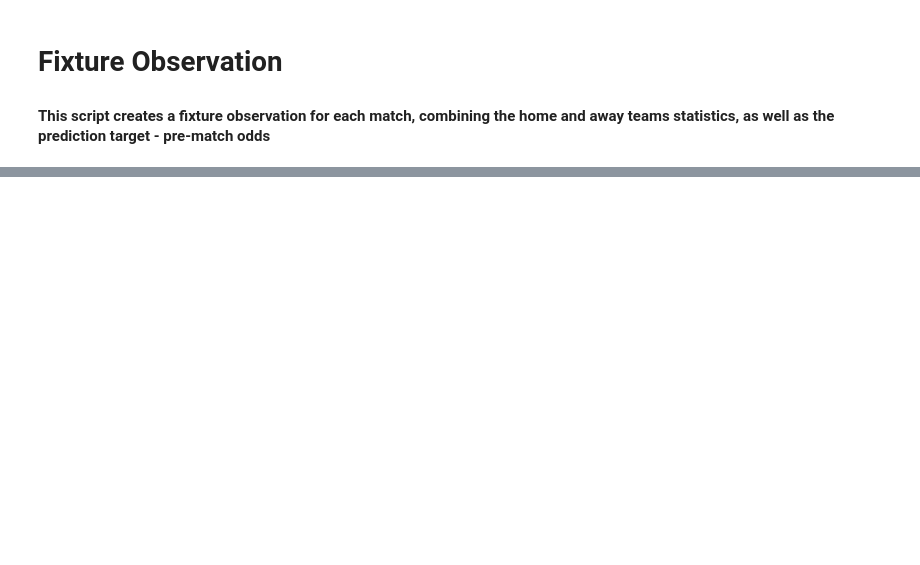
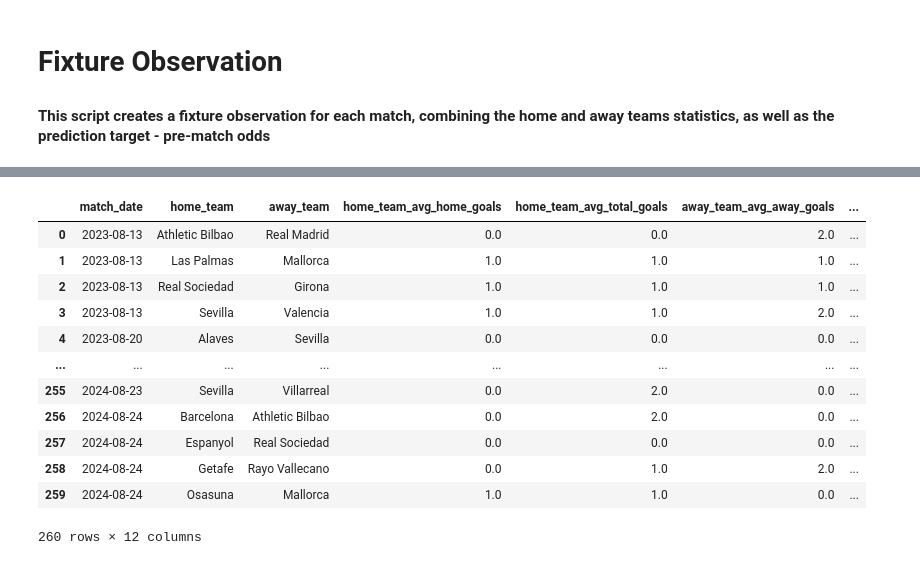
Before and after one commit to ivanzou29/football_fair, a Jupyter notebook: data_utils/fixture_observation.ipynb, the cells around one changed output, grey strips where cells are left out. Drawn from its saved outputs; the diff is of its cells as text; code cells hidden in the pictures; blank space fills up the shorter version.

```diff
--- a/data_utils/fixture_observation.ipynb
+++ b/data_utils/fixture_observation.ipynb
@@ -104,23 +102,34 @@ def get_team_stats(season, league_id, team_id, as_of_date):
 
     return team_stats
 
+TEAM_MAPPING_BETFAIR_TO_APIFOOTBALL = {
+    "Athletic Bilbao": "Athletic Club"
+}
 
 def get_team_stats_for_fixture(object_key):
     match_info = get_match_info(object_key)
 
     match_date = match_info['match_date']
-    as_of_date = dt.datetime.strptime(match_date, "%Y-%m-%d") - Day(1)
+    match_date = dt.datetime.strptime(match_date, "%Y-%m-%d")
+    as_of_date = match_date - Day(1)
     as_of_date = as_of_date.strftime("%Y-%m-%d")
 
-    season = match_date[:4]
+    # Decide which season to query. In API-Football, season corresponds to the starting year. Eg. 24-25 season will be season 2024.
+    match_year = match_date.year
+    match_month = match_date.month
 
-    home_team = match_info['home_team']
+    if match_month < 7:
+        season = match_year - 1
+    else:
+        season = match_year
+
+    home_team = TEAM_MAPPING_BETFAIR_TO_APIFOOTBALL.get(match_info['home_team'], match_info['home_team'])
     home_team_info = TEAM_INFO.query("name == @home_team").to_dict('records')[0]
     home_team_id = home_team_info['team_id']
     home_team_league_id = home_team_info['league_id']
     home_team_stats = get_team_stats(season, home_team_league_id, home_team_id, as_of_date)
 
-    away_team = match_info['away_team']
+    away_team = TEAM_MAPPING_BETFAIR_TO_APIFOOTBALL.get(match_info['away_team'], match_info['away_team'])
     away_team_info = TEAM_INFO.query("name == @away_team").to_dict('records')[0]
     away_team_id = away_team_info['team_id']
     away_team_league_id = away_team_info['league_id']
@@ -135,0 +182,12 @@ away_team_stats
+# %%
+from tqdm import tqdm
+rows = []
+
+for i in tqdm(range(len(all_keys))):
+    key = all_keys[i]
+
+    try:
+        row = generate_features(key)
+        rows.append(row)
+    except:
+        print("Failed to generate feature for %s." % key)
@@ -135,0 +212,18 @@ away_team_stats
+# %%
+df = pd.DataFrame.from_records(rows)
+# %%
+df
+# %% [output]
+|  | match_date | home_team | away_team | home_team_avg_home_goals | home_team_avg_total_goals | away_team_avg_away_goals | ... |
+| 0 | 2023-08-13 | Athletic Bilbao | Real Madrid | 0.0 | 0.0 | 2.0 | ... |
+| 1 | 2023-08-13 | Las Palmas | Mallorca | 1.0 | 1.0 | 1.0 | ... |
+| 2 | 2023-08-13 | Real Sociedad | Girona | 1.0 | 1.0 | 1.0 | ... |
+| 3 | 2023-08-13 | Sevilla | Valencia | 1.0 | 1.0 | 2.0 | ... |
+| 4 | 2023-08-20 | Alaves | Sevilla | 0.0 | 0.0 | 0.0 | ... |
+| ... | ... | ... | ... | ... | ... | ... | ... |
+| 255 | 2024-08-23 | Sevilla | Villarreal | 0.0 | 2.0 | 0.0 | ... |
+| 256 | 2024-08-24 | Barcelona | Athletic Bilbao | 0.0 | 2.0 | 0.0 | ... |
+| 257 | 2024-08-24 | Espanyol | Real Sociedad | 0.0 | 0.0 | 0.0 | ... |
+| 258 | 2024-08-24 | Getafe | Rayo Vallecano | 0.0 | 1.0 | 2.0 | ... |
+| 259 | 2024-08-24 | Osasuna | Mallorca | 1.0 | 1.0 | 0.0 | ... |
+260 rows × 12 columns
```
Also changed, not shown: parts of 5 cells of this notebook, 1 other file.
